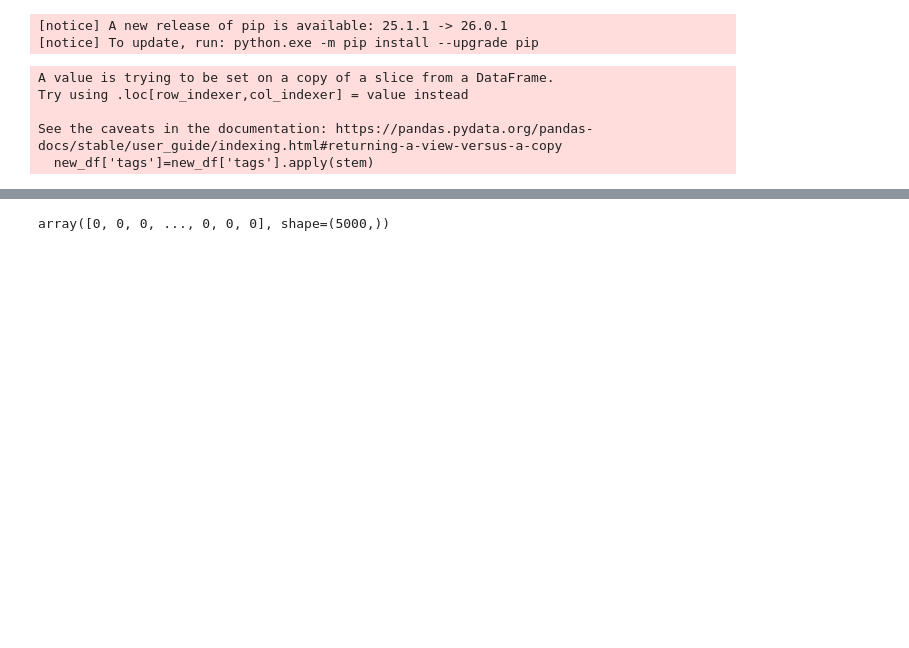
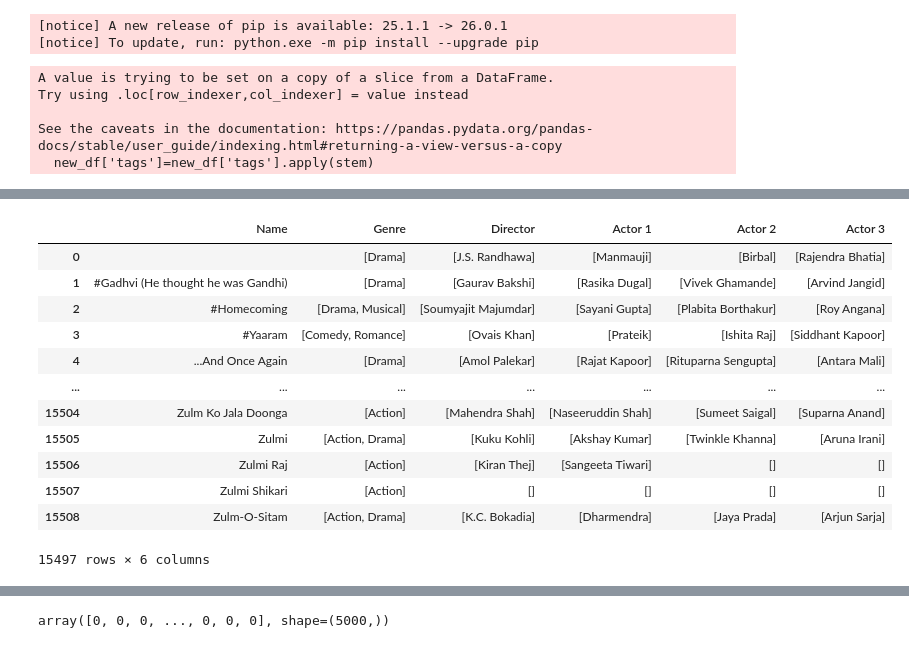
Before and after one commit to rida7-crypto/movie-recommender-system, a Jupyter notebook: movie-recommender-system.ipynb, the cells around one changed output, grey strips where cells are left out. Cells and saved outputs as stored; diff of their text form; code cells hidden in the pictures; blank space fills up the shorter version.

Commit message:
added indian films, merged dataset and build model again on it

```diff
--- a/movie-recommender-system.ipynb
+++ b/movie-recommender-system.ipynb
@@ -325,0 +391,35 @@ See the caveats in the documentation: https://pandas.pydata.org/pandas-docs/stab
+# %%
+indian_movies['Director'] = indian_movies['Director'].apply(
+    lambda x: [x] if isinstance(x, str) else []
+)
+# %%
+indian_movies['Genre'] = indian_movies['Genre'].apply(
+    lambda x: [x] if isinstance(x, str) else []
+)
+# %%
+indian_movies['Actor 1'] = indian_movies['Actor 1'].apply(
+    lambda x: x.split(",") if isinstance(x, str) else []
+)
+# %%
+indian_movies['Actor 2'] = indian_movies['Actor 2'].apply(
+    lambda x: x.split(",") if isinstance(x, str) else []
+)
+indian_movies['Actor 3'] = indian_movies['Actor 3'].apply(
+    lambda x: x.split(",") if isinstance(x, str) else []
+)
+# %%
+indian_movies
+# %% [output]
+|  | Name | Genre | Director | Actor 1 | Actor 2 | Actor 3 |
+| 0 |  | [Drama] | [J.S. Randhawa] | [Manmauji] | [Birbal] | [Rajendra Bhatia] |
+| 1 | #Gadhvi (He thought he was Gandhi) | [Drama] | [Gaurav Bakshi] | [Rasika Dugal] | [Vivek Ghamande] | [Arvind Jangid] |
+| 2 | #Homecoming | [Drama, Musical] | [Soumyajit Majumdar] | [Sayani Gupta] | [Plabita Borthakur] | [Roy Angana] |
+| 3 | #Yaaram | [Comedy, Romance] | [Ovais Khan] | [Prateik] | [Ishita Raj] | [Siddhant Kapoor] |
+| 4 | ...And Once Again | [Drama] | [Amol Palekar] | [Rajat Kapoor] | [Rituparna Sengupta] | [Antara Mali] |
+| ... | ... | ... | ... | ... | ... | ... |
+| 15504 | Zulm Ko Jala Doonga | [Action] | [Mahendra Shah] | [Naseeruddin Shah] | [Sumeet Saigal] | [Suparna Anand] |
+| 15505 | Zulmi | [Action, Drama] | [Kuku Kohli] | [Akshay Kumar] | [Twinkle Khanna] | [Aruna Irani] |
+| 15506 | Zulmi Raj | [Action] | [Kiran Thej] | [Sangeeta Tiwari] | [] | [] |
+| 15507 | Zulmi Shikari | [Action] | [] | [] | [] | [] |
+| 15508 | Zulm-O-Sitam | [Action, Drama] | [K.C. Bokadia] | [Dharmendra] | [Jaya Prada] | [Arjun Sarja] |
+15497 rows × 6 columns
```
Also changed, not shown: parts of 35 cells of this notebook, 1 other file.
